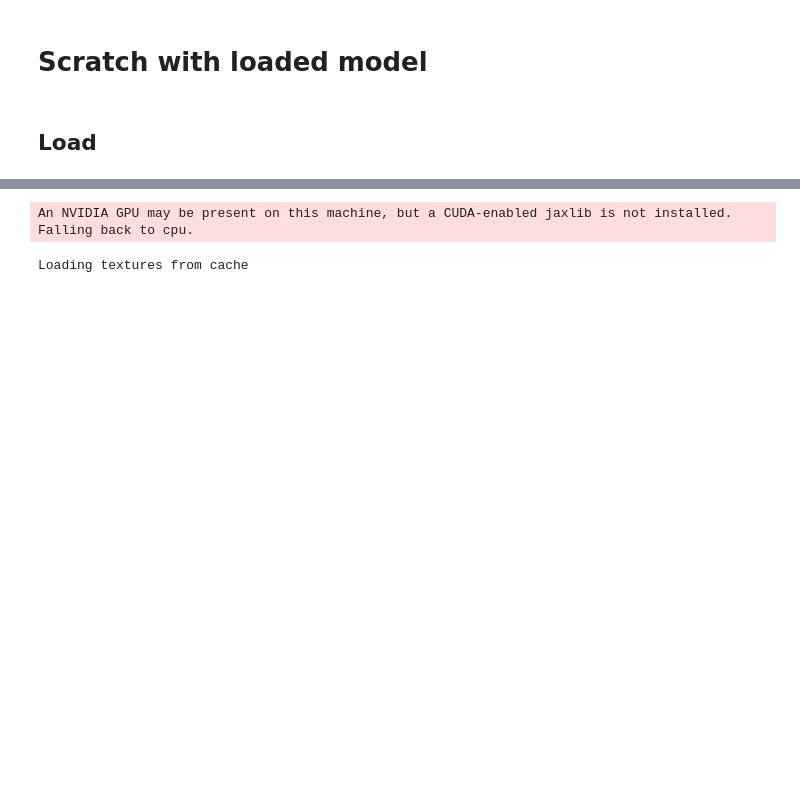
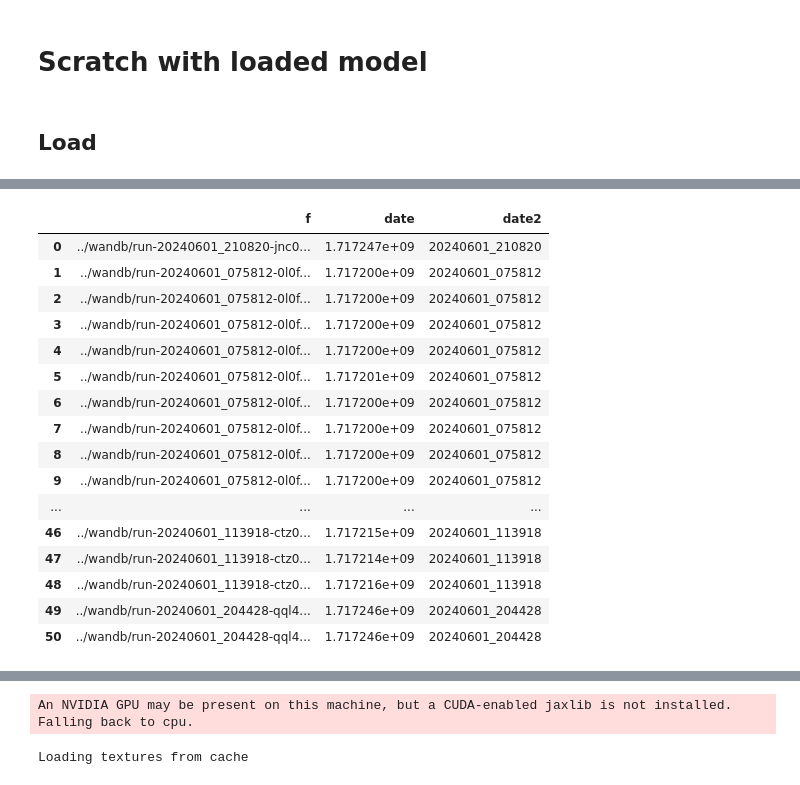
Before and after one commit to wassname/twm, a Jupyter notebook: nbs/05_load_saved.ipynb, the cells around one changed output, grey strips where cells are left out. Drawn from its saved outputs; the diff is of its cells as text; code cells hidden in the pictures; blank space fills up the shorter version.

```diff
--- a/nbs/05_load_saved.ipynb
+++ b/nbs/05_load_saved.ipynb
@@ -12,10 +12,11 @@ from twm.config import CONFIGS
 # %%
 # get the latest save
 saves = list(Path('../wandb/').glob('**/agent_*.pt'))
-saves = sorted(saves, key=lambda x: x.stat().st_mtime)
+# saves = sorted(saves, key=lambda x: x.stat().st_mtime)
+
 print(saves)
 save = saves[-1]
 
-save = Path('../wandb/run-20240601_113918-ctz0yebk/files/files/agent_final.pt')
+# save = Path('../wandb/run-20240601_113918-ctz0yebk/files/files/agent_final.pt')
 save
 # %% [output]
@@ -24,3 +29,26 @@ PosixPath('../wandb/run-20240601_113918-ctz0yebk/files/files/agent_final.pt')
+# %%
+import pandas as pd
+d = [dict(f=f, date=f.stat().st_mtime, date2=str(f.parent).split('/')[2].split('-')[1]) for f in saves]
+df = pd.DataFrame(d)
+df
+# %% [output]
+|  | f | date | date2 |
+| 0 | ../wandb/run-20240601_210820-jnc0... | 1.717247e+09 | 20240601_210820 |
+| 1 | ../wandb/run-20240601_075812-0l0f... | 1.717200e+09 | 20240601_075812 |
+| 2 | ../wandb/run-20240601_075812-0l0f... | 1.717200e+09 | 20240601_075812 |
+| 3 | ../wandb/run-20240601_075812-0l0f... | 1.717200e+09 | 20240601_075812 |
+| 4 | ../wandb/run-20240601_075812-0l0f... | 1.717200e+09 | 20240601_075812 |
+| 5 | ../wandb/run-20240601_075812-0l0f... | 1.717201e+09 | 20240601_075812 |
+| 6 | ../wandb/run-20240601_075812-0l0f... | 1.717200e+09 | 20240601_075812 |
+| 7 | ../wandb/run-20240601_075812-0l0f... | 1.717200e+09 | 20240601_075812 |
+| 8 | ../wandb/run-20240601_075812-0l0f... | 1.717200e+09 | 20240601_075812 |
+| 9 | ../wandb/run-20240601_075812-0l0f... | 1.717200e+09 | 20240601_075812 |
+| ... | ... | ... | ... |
+| 46 | ../wandb/run-20240601_113918-ctz0... | 1.717215e+09 | 20240601_113918 |
+| 47 | ../wandb/run-20240601_113918-ctz0... | 1.717214e+09 | 20240601_113918 |
+| 48 | ../wandb/run-20240601_113918-ctz0... | 1.717216e+09 | 20240601_113918 |
+| 49 | ../wandb/run-20240601_204428-qql4... | 1.717246e+09 | 20240601_204428 |
+| 50 | ../wandb/run-20240601_204428-qql4... | 1.717246e+09 | 20240601_204428 |
 # %%
 state = torch.load(save)
 print(state.keys())
```
Also changed, not shown: parts of 14 cells of this notebook, 5 other files.
